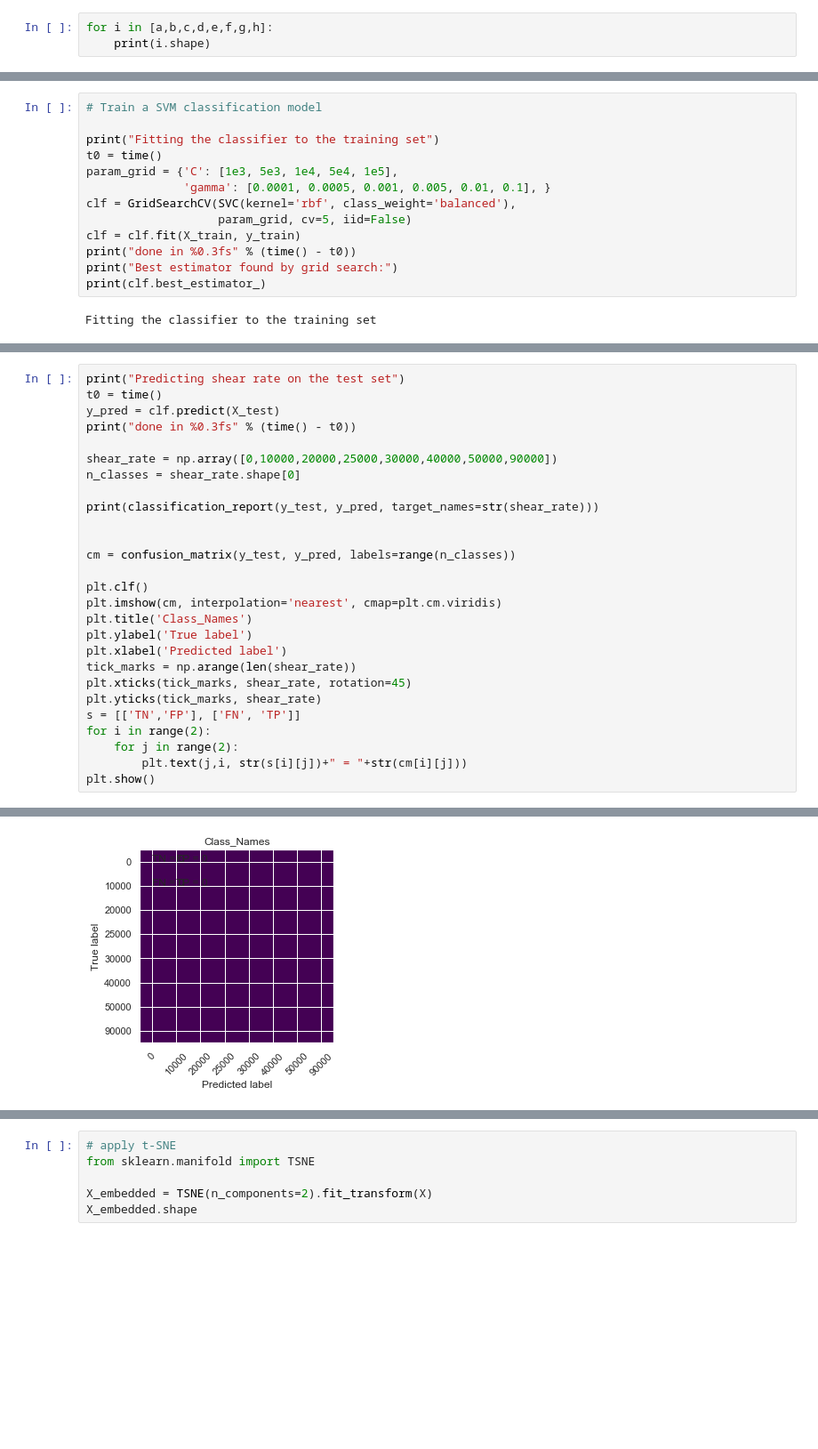
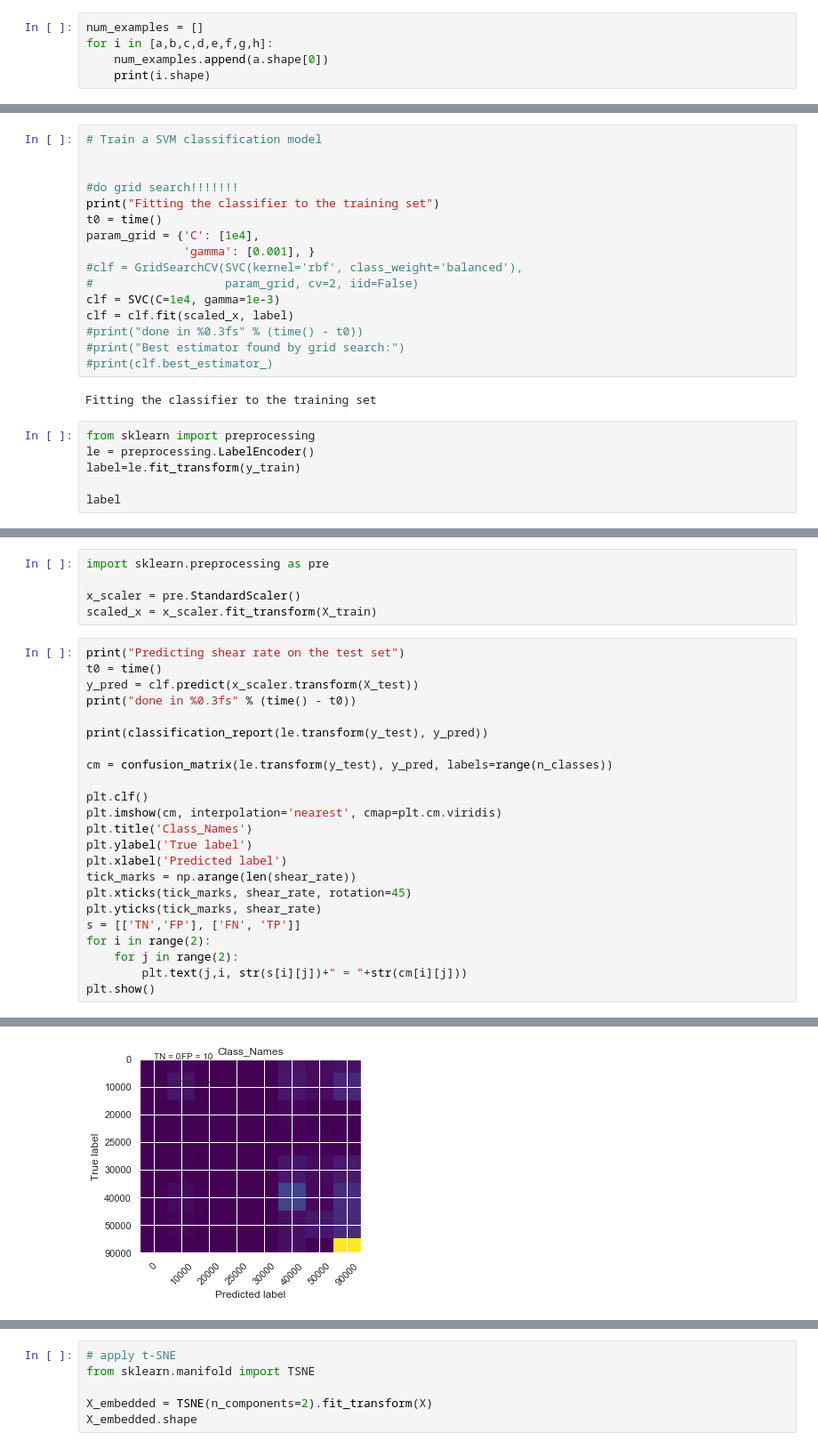
Before and after one commit to yiwang05/Conformational_change_of_VWF_under_shear, a Jupyter notebook: Linear ML.ipynb, the cells around one changed output, grey strips where cells are left out. Shown at 89% size. Cells and saved outputs as stored; diff of their text form; blank space fills up the shorter version.

```diff
--- a/Linear ML.ipynb
+++ b/Linear ML.ipynb
@@ -26,7 +26,9 @@ X=a
 for i in [b,c,d,e,f,g,h]:
     X=X.append(i)
 # %%
+num_examples = []
 for i in [a,b,c,d,e,f,g,h]:
+    num_examples.append(a.shape[0])
     print(i.shape)
 # %% [output]
 (296, 6)
@@ -90,15 +92,24 @@ print(X_train)
 # %%
 # Train a SVM classification model
 
+
+#do grid search!!!!!!!
 print("Fitting the classifier to the training set")
 t0 = time()
-param_grid = {'C': [1e3, 5e3, 1e4, 5e4, 1e5],
-              'gamma': [0.0001, 0.0005, 0.001, 0.005, 0.01, 0.1], }
-clf = GridSearchCV(SVC(kernel='rbf', class_weight='balanced'),
-                   param_grid, cv=5, iid=False)
-clf = clf.fit(X_train, y_train)
-print("done in %0.3fs" % (time() - t0))
-print("Best estimator found by grid search:")
-print(clf.best_estimator_)
+param_grid = {'C': [1e4],
+              'gamma': [0.001], }
+#clf = GridSearchCV(SVC(kernel='rbf', class_weight='balanced'),
+#                   param_grid, cv=2, iid=False)
+clf = SVC(C=1e4, gamma=1e-3)
+clf = clf.fit(scaled_x, label)
+#print("done in %0.3fs" % (time() - t0))
+#print("Best estimator found by grid search:")
+#print(clf.best_estimator_)
 # %% [output]
 Fitting the classifier to the training set
+# %%
+from sklearn import preprocessing
+le = preprocessing.LabelEncoder()
+label=le.fit_transform(y_train)
+
+label
@@ -105,16 +118,17 @@ Fitting the classifier to the training set
+# %%
+import sklearn.preprocessing as pre
+
+x_scaler = pre.StandardScaler()
+scaled_x = x_scaler.fit_transform(X_train)
 # %%
 print("Predicting shear rate on the test set")
 t0 = time()
-y_pred = clf.predict(X_test)
+y_pred = clf.predict(x_scaler.transform(X_test))
 print("done in %0.3fs" % (time() - t0))
 
-shear_rate = np.array([0,10000,20000,25000,30000,40000,50000,90000])
-n_classes = shear_rate.shape[0]
+print(classification_report(le.transform(y_test), y_pred))
 
-print(classification_report(y_test, y_pred, target_names=str(shear_rate)))
-
-
-cm = confusion_matrix(y_test, y_pred, labels=range(n_classes))
+cm = confusion_matrix(le.transform(y_test), y_pred, labels=range(n_classes))
 
 plt.clf()
 plt.imshow(cm, interpolation='nearest', cmap=plt.cm.viridis)
@@ -135 +163 @@ done in 0.094s
-[figure, old version]
+[figure, new version]
```
Also changed, not shown: parts of 11 cells of this notebook.
